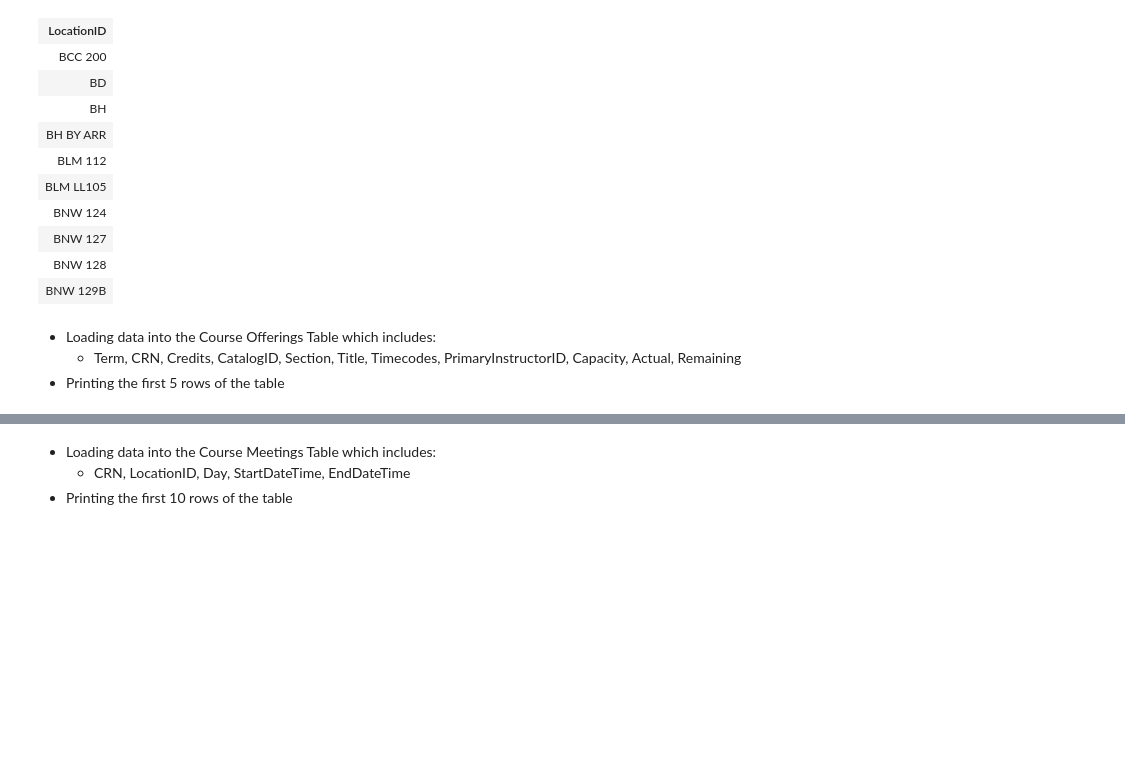
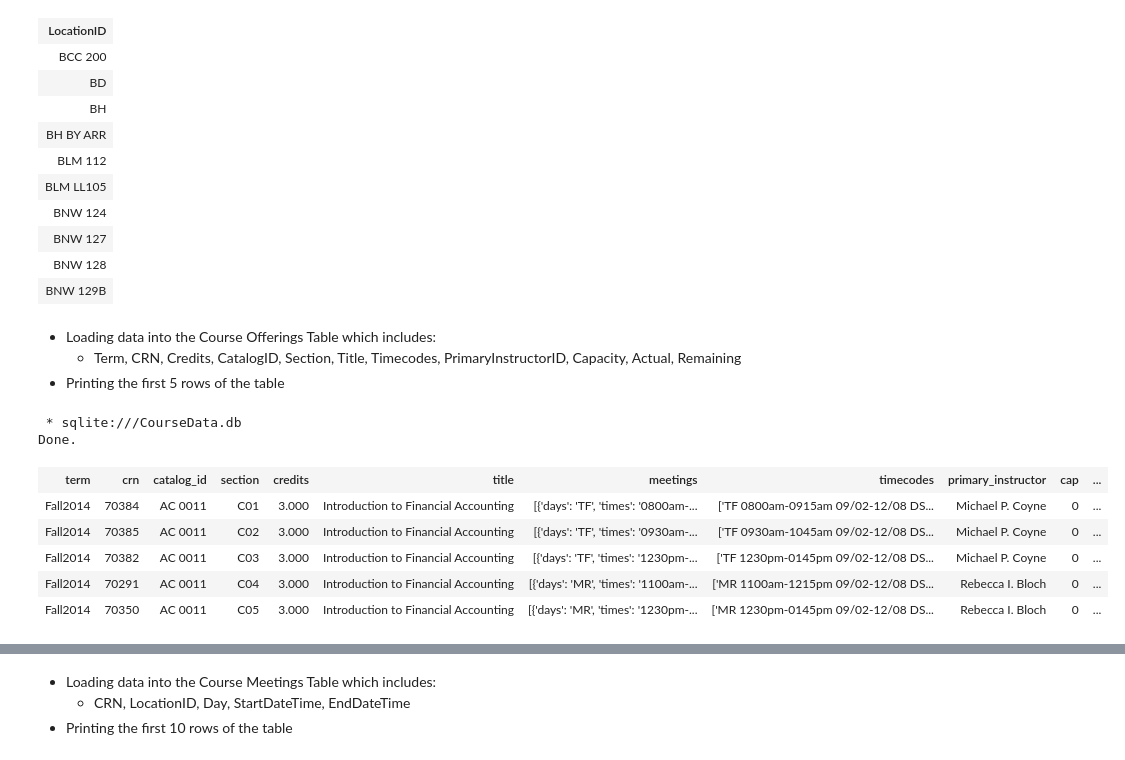
Before and after one commit to fairfield-ba510-spring2020/term-project-teamgamecancelled, a Jupyter notebook: CourseDataETL.ipynb, the cells around one changed output, grey strips where cells are left out. Saved outputs shown, nothing was run; the diff lists cells and outputs as text; code cells hidden in the pictures; blank space fills up the shorter version.

```diff
--- a/CourseDataETL.ipynb
+++ b/CourseDataETL.ipynb
@@ -339,6 +339,20 @@ Done.
 - Loading data into the Course Offerings Table which includes:
     - Term, CRN, Credits, CatalogID, Section, Title, Timecodes, PrimaryInstructorID, Capacity, Actual, Remaining
 - Printing the first 5 rows of the table
+# %%
+%%sql
+SELECT *
+FROM IMPORT_COURSE_OFFERINGS
+LIMIT 5;
+# %% [output]
+ * sqlite:///CourseData.db
+Done.
+| term | crn | catalog_id | section | credits | title | meetings | timecodes | primary_instructor | cap | ... |
+| Fall2014 | 70384 | AC 0011 | C01 | 3.000 | Introduction to Financial Accounting | [{'days': 'TF', 'times': '0800am-... | ['TF 0800am-0915am 09/02-12/08 DS... | Michael P. Coyne | 0 | ... |
+| Fall2014 | 70385 | AC 0011 | C02 | 3.000 | Introduction to Financial Accounting | [{'days': 'TF', 'times': '0930am-... | ['TF 0930am-1045am 09/02-12/08 DS... | Michael P. Coyne | 0 | ... |
+| Fall2014 | 70382 | AC 0011 | C03 | 3.000 | Introduction to Financial Accounting | [{'days': 'TF', 'times': '1230pm-... | ['TF 1230pm-0145pm 09/02-12/08 DS... | Michael P. Coyne | 0 | ... |
+| Fall2014 | 70291 | AC 0011 | C04 | 3.000 | Introduction to Financial Accounting | [{'days': 'MR', 'times': '1100am-... | ['MR 1100am-1215pm 09/02-12/08 DS... | Rebecca I. Bloch | 0 | ... |
+| Fall2014 | 70350 | AC 0011 | C05 | 3.000 | Introduction to Financial Accounting | [{'days': 'MR', 'times': '1230pm-... | ['MR 1230pm-0145pm 09/02-12/08 DS... | Rebecca I. Bloch | 0 | ... |
 # %%
 %%sql
 
```
Also changed, not shown: parts of 2 cells of this notebook, 3 other files.
